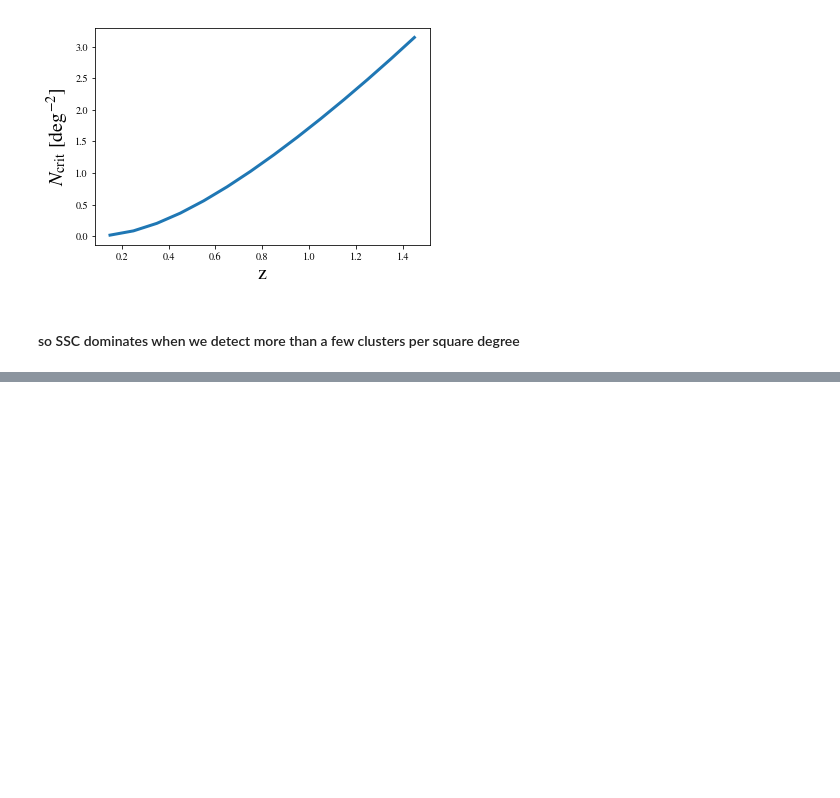
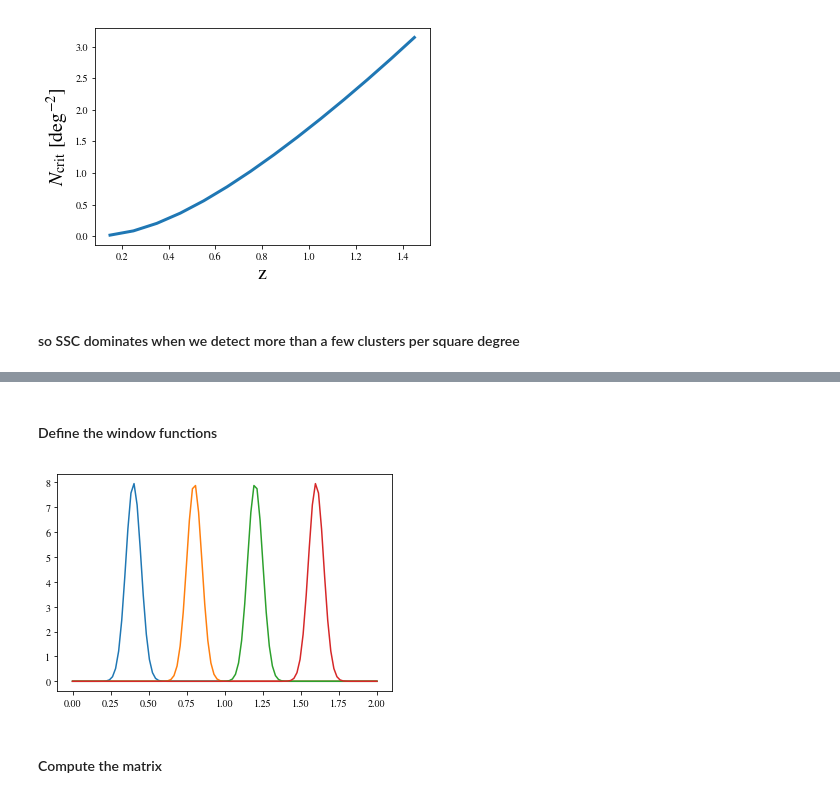
Before and after one commit to fabienlacasa/PySSC, a Jupyter notebook: examples.ipynb, the cells around one changed output, grey strips where cells are left out. Drawn from its saved outputs; the diff is of its cells as text; code cells hidden in the pictures; blank space fills up the shorter version.

Commit message:
Started a new Sij function accounting for window functions

```diff
--- a/examples.ipynb
+++ b/examples.ipynb
@@ -110,0 +115,22 @@ plt.show()
+# %% [markdown]
+<h4>Define the window functions</h4>
+# %%
+# Define redshift and simple Gaussian window functions
+nz       = 100
+z_arr    = np.linspace(0,2,num=nz)
+
+sigmaz   = 0.05
+zcenters = [0.4,0.8,1.2,1.6]
+nbins    = len(zcenters)
+window   = np.zeros((nbins,nz))
+for i in range(nbins):
+    window[i,:] = np.exp(-(z_arr-zcenters[i])**2/(2*sigmaz**2)) / np.sqrt(2*pi*sigmaz**2)
+# %%
+# Plot window functions, just to check
+for i in range(nbins):
+    plt.plot(z_arr,window[i,:])
+plt.show()
+# %% [output]
+[figure, added]
+# %% [markdown]
+<h4>Compute the matrix</h4>
```
Also changed, not shown: parts of 3 cells of this notebook, 2 other files.
